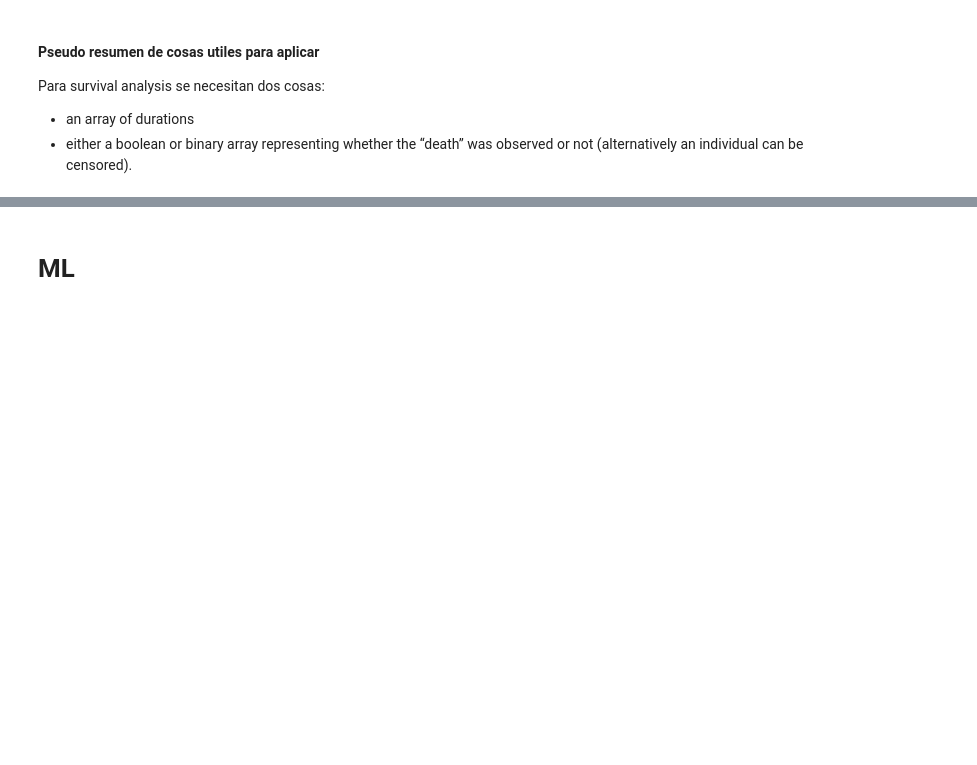
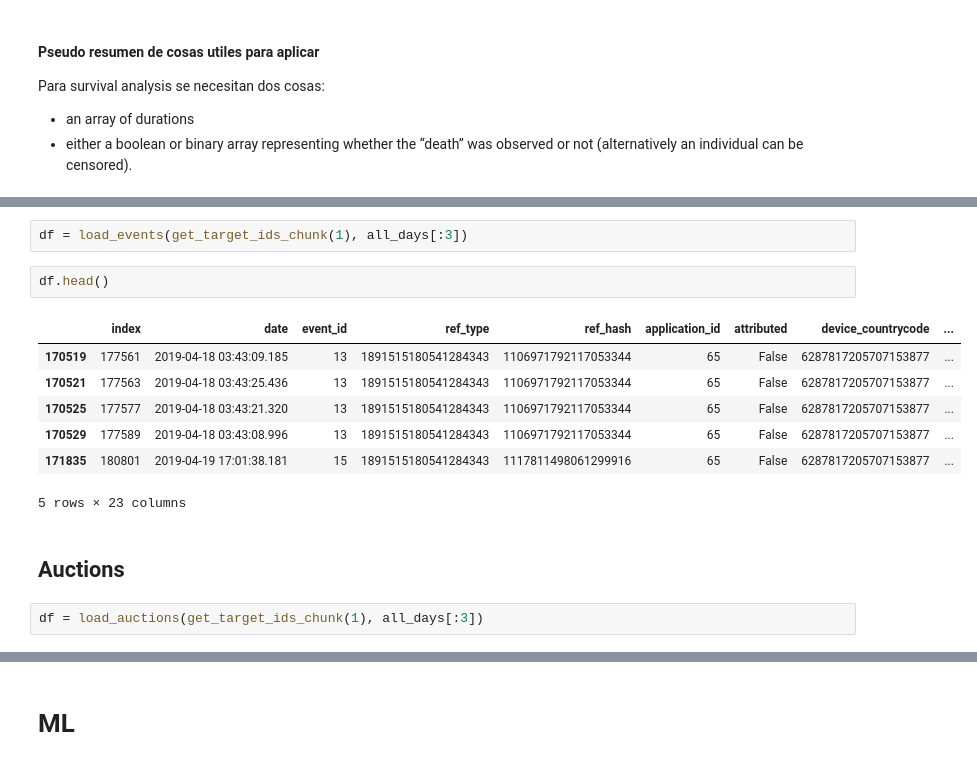
Before and after one commit to rozanecm/7506_tp2_1c2019, a Jupyter notebook: notebooks/My nb by mr.ipynb, the cells around one changed output, grey strips where cells are left out. Cells and saved outputs as stored; diff of their text form; blank space fills up the shorter version.

```diff
--- a/notebooks/My nb by mr.ipynb
+++ b/notebooks/My nb by mr.ipynb
@@ -185,0 +216,16 @@ Para survival analysis se necesitan dos cosas:
+# %%
+df = load_events(get_target_ids_chunk(1), all_days[:3])
+# %%
+df.head()
+# %% [output]
+|  | index | date | event_id | ref_type | ref_hash | application_id | attributed | device_countrycode | ... |
+| 170519 | 177561 | 2019-04-18 03:43:09.185 | 13 | 1891515180541284343 | 1106971792117053344 | 65 | False | 6287817205707153877 | ... |
+| 170521 | 177563 | 2019-04-18 03:43:25.436 | 13 | 1891515180541284343 | 1106971792117053344 | 65 | False | 6287817205707153877 | ... |
+| 170525 | 177577 | 2019-04-18 03:43:21.320 | 13 | 1891515180541284343 | 1106971792117053344 | 65 | False | 6287817205707153877 | ... |
+| 170529 | 177589 | 2019-04-18 03:43:08.996 | 13 | 1891515180541284343 | 1106971792117053344 | 65 | False | 6287817205707153877 | ... |
+| 171835 | 180801 | 2019-04-19 17:01:38.181 | 15 | 1891515180541284343 | 1117811498061299916 | 65 | False | 6287817205707153877 | ... |
+5 rows × 23 columns
+# %% [markdown]
+## Auctions
+# %%
+df = load_auctions(get_target_ids_chunk(1), all_days[:3])
```
Also changed, not shown: parts of 11 cells of this notebook.
